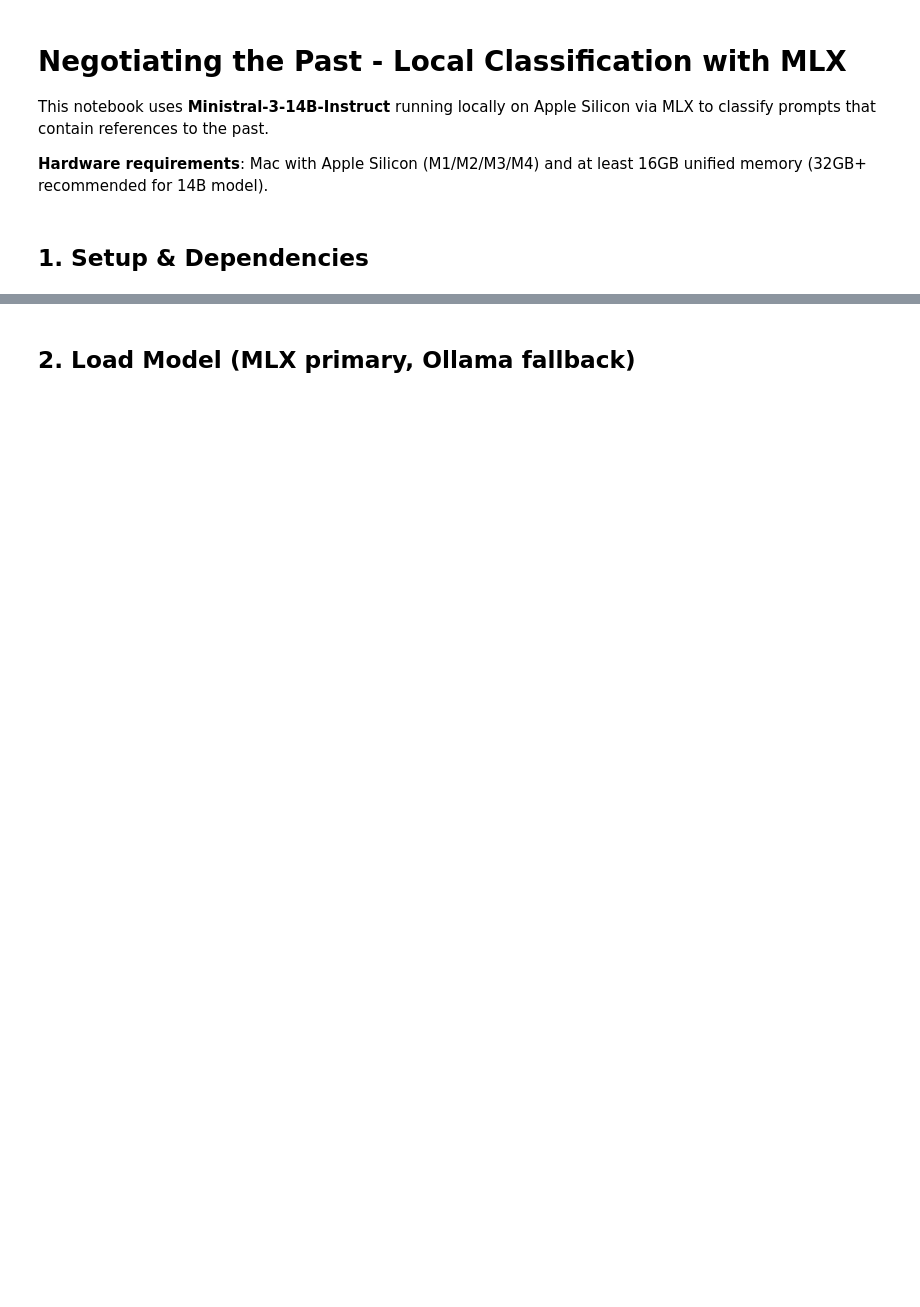
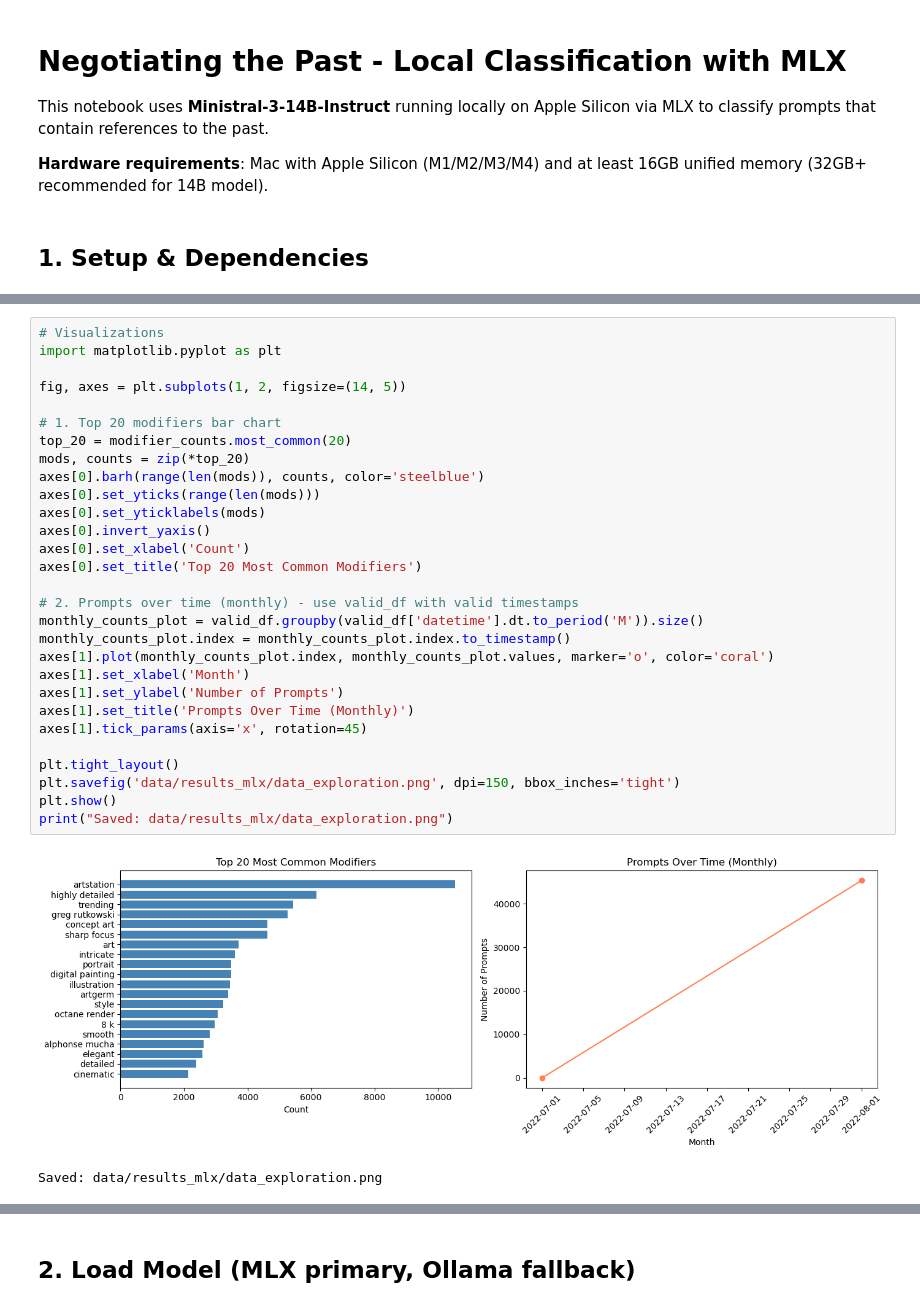
Before and after one commit to inactinique/negotiating_the_past, a Jupyter notebook: code/mlx_classification.ipynb, the cells around one changed output, grey strips where cells are left out. Cells and saved outputs as stored; diff of their text form; blank space fills up the shorter version.

Commit message:
mlx+classification.ipynb added (+ some results)

```diff
--- a/code/mlx_classification.ipynb
+++ b/code/mlx_classification.ipynb
@@ -39,0 +300,32 @@ print("Libraries loaded successfully")
+# %%
+# Visualizations
+import matplotlib.pyplot as plt
+
+fig, axes = plt.subplots(1, 2, figsize=(14, 5))
+
+# 1. Top 20 modifiers bar chart
+top_20 = modifier_counts.most_common(20)
+mods, counts = zip(*top_20)
+axes[0].barh(range(len(mods)), counts, color='steelblue')
+axes[0].set_yticks(range(len(mods)))
+axes[0].set_yticklabels(mods)
+axes[0].invert_yaxis()
+axes[0].set_xlabel('Count')
+axes[0].set_title('Top 20 Most Common Modifiers')
+
+# 2. Prompts over time (monthly) - use valid_df with valid timestamps
+monthly_counts_plot = valid_df.groupby(valid_df['datetime'].dt.to_period('M')).size()
+monthly_counts_plot.index = monthly_counts_plot.index.to_timestamp()
+axes[1].plot(monthly_counts_plot.index, monthly_counts_plot.values, marker='o', color='coral')
+axes[1].set_xlabel('Month')
+axes[1].set_ylabel('Number of Prompts')
+axes[1].set_title('Prompts Over Time (Monthly)')
+axes[1].tick_params(axis='x', rotation=45)
+
+plt.tight_layout()
+plt.savefig('data/results_mlx/data_exploration.png', dpi=150, bbox_inches='tight')
+plt.show()
+print("Saved: data/results_mlx/data_exploration.png")
+# %% [output]
+[figure, added]
+Saved: data/results_mlx/data_exploration.png
```
Also changed, not shown: parts of 23 cells of this notebook, 8 other files.
